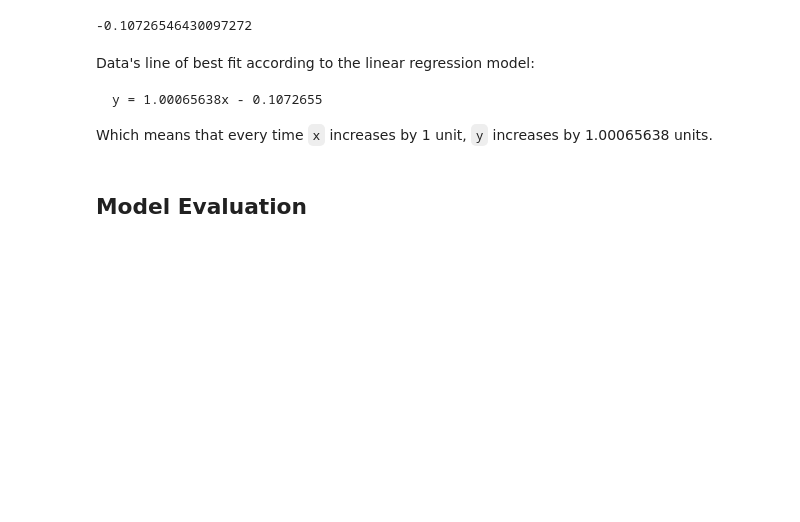
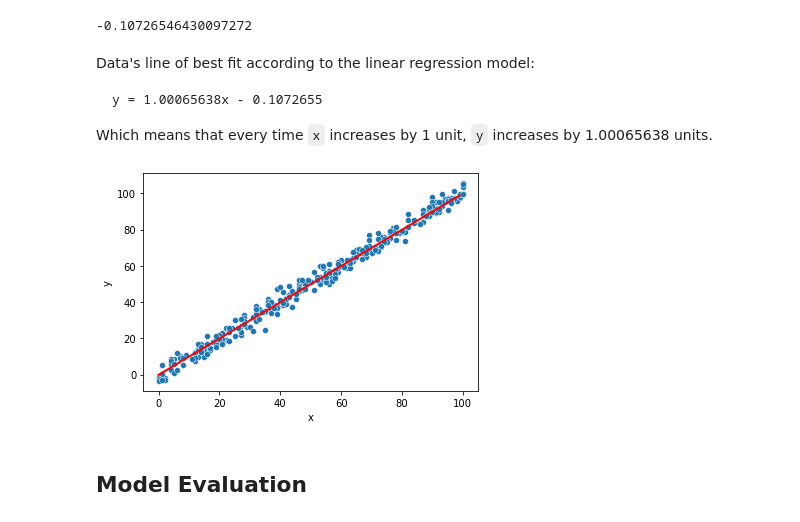
Before and after one commit to beginner-codes/project-ideas, a Jupyter notebook: solutions/linear-regression.ipynb, the cells around one changed output. Cells and saved outputs as stored; diff of their text form; code cells hidden in the pictures; blank space fills up the shorter version.

Commit message:
Added plot of model's regression line

````diff
--- a/solutions/linear-regression.ipynb
+++ b/solutions/linear-regression.ipynb
@@ -196,6 +196,19 @@ Data's line of best fit according to the linear regression model:
 y = 1.00065638x - 0.1072655
 ```
 Which means that every time `x` increases by 1 unit, `y` increases by 1.00065638 units.
+# %%
+# Create x values for the line of best fit
+x = np.arange(0, 100)
+# Create the y values for the line of best fit
+y = model.coef_ * x + model.intercept_
+
+# Plot the testing data scatterplot
+ax = sns.scatterplot(x="x", y="y", data=test_df)
+# Add the line of best fit to the plot
+ax.plot(x, y, color="red", linewidth=2)
+ax;
+# %% [output]
+[figure, added]
 # %% [markdown]
 ## Model Evaluation
 # %%
````
Also changed, not shown: parts of 1 cell of this notebook.
